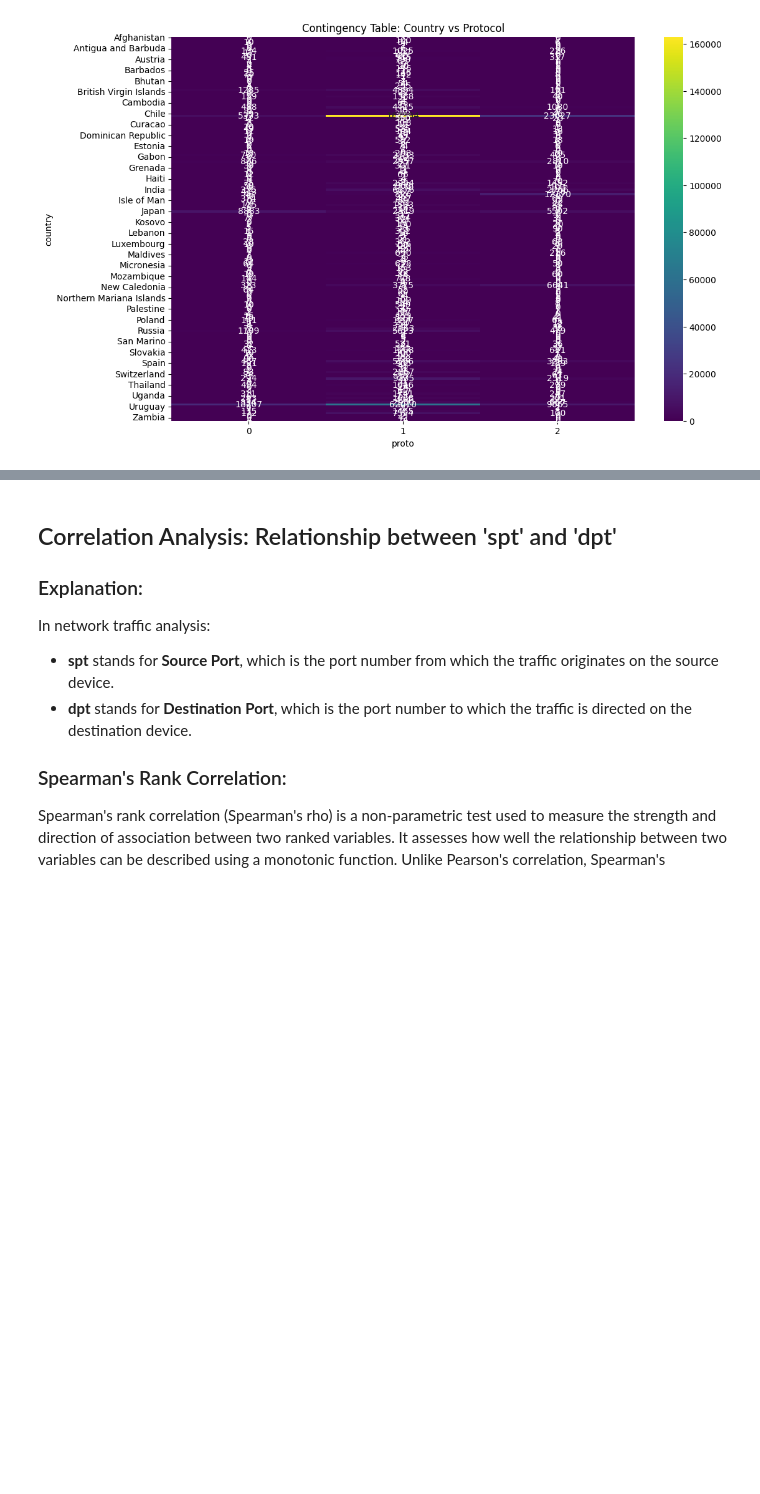
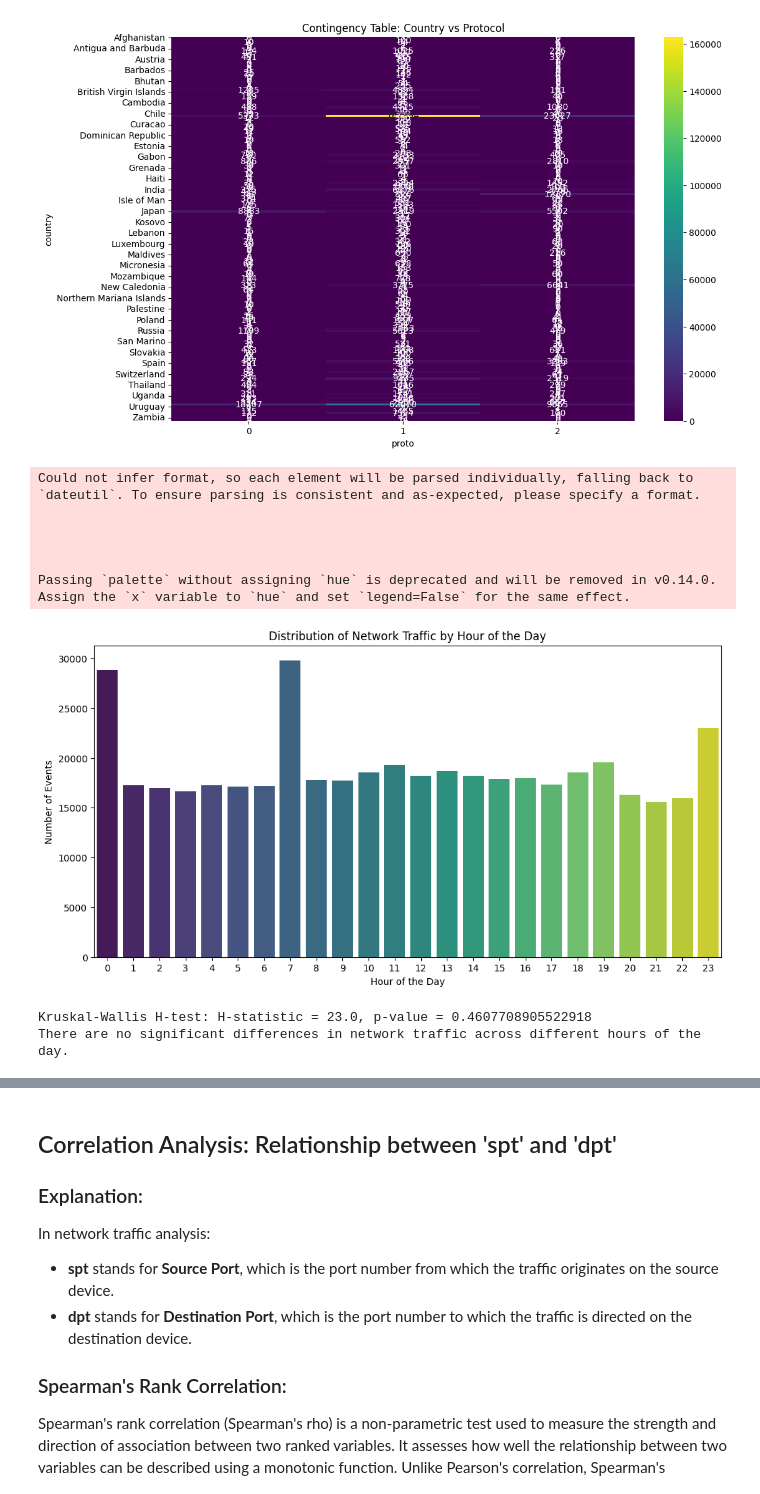
Before and after one commit to Sonok/CMSC320_Final_Project, a Jupyter notebook: CMSC320FinalProject.ipynb, the cells around one changed output, grey strips where cells are left out. Saved outputs shown, nothing was run; the diff lists cells and outputs as text; code cells hidden in the pictures; blank space fills up the shorter version.

```diff
--- a/CMSC320FinalProject.ipynb
+++ b/CMSC320FinalProject.ipynb
@@ -254,3 +202,49 @@ plt.show()
 # %% [output]
 Chi-Squared Test: chi2 = 161888.01048323823, p-value = 0.0
 [figure]
+# %%
+import pandas as pd
+import matplotlib.pyplot as plt
+import seaborn as sns
+from scipy.stats import kruskal
+
+# Convert datetime to pandas datetime object
+df['datetime'] = pd.to_datetime(df['datetime'])
+
+# Extract the hour from the datetime
+df['hour'] = df['datetime'].dt.hour
+
+# Group by hour and count the number of events
+hourly_traffic = df.groupby('hour').size()
+
+# Plot the distribution of network traffic by hour
+plt.figure(figsize=(12, 6))
+sns.barplot(x=hourly_traffic.index, y=hourly_traffic.values, palette='viridis')
+plt.title('Distribution of Network Traffic by Hour of the Day')
+plt.xlabel('Hour of the Day')
+plt.ylabel('Number of Events')
+plt.show()
+
+# Perform Kruskal-Wallis H-test to see if there are significant differences in traffic across different hours
+# Group data into lists by hour
+traffic_by_hour = [df[df['hour'] == h].shape[0] for h in range(24)]
+
+# Perform the Kruskal-Wallis test
+stat, p = kruskal(*traffic_by_hour)
+print(f'Kruskal-Wallis H-test: H-statistic = {stat}, p-value = {p}')
+
+# Analysis: If p-value < 0.05, there are significant differences in traffic across different hours
+if p < 0.05:
+    print("There are significant differences in network traffic across different hours of the day.")
+else:
+    print("There are no significant differences in network traffic across different hours of the day.")
+# %% [output]
+Could not infer format, so each element will be parsed individually, falling back to `dateutil`. To ensure parsing is consistent and as-expected, please specify a format.
+
+
+
+
+Passing `palette` without assigning `hue` is deprecated and will be removed in v0.14.0. Assign the `x` variable to `hue` and set `legend=False` for the same effect.
+[figure, added]
+Kruskal-Wallis H-test: H-statistic = 23.0, p-value = 0.4607708905522918
+There are no significant differences in network traffic across different hours of the day.
```
Also changed, not shown: parts of 4 cells of this notebook, 2 other files.
